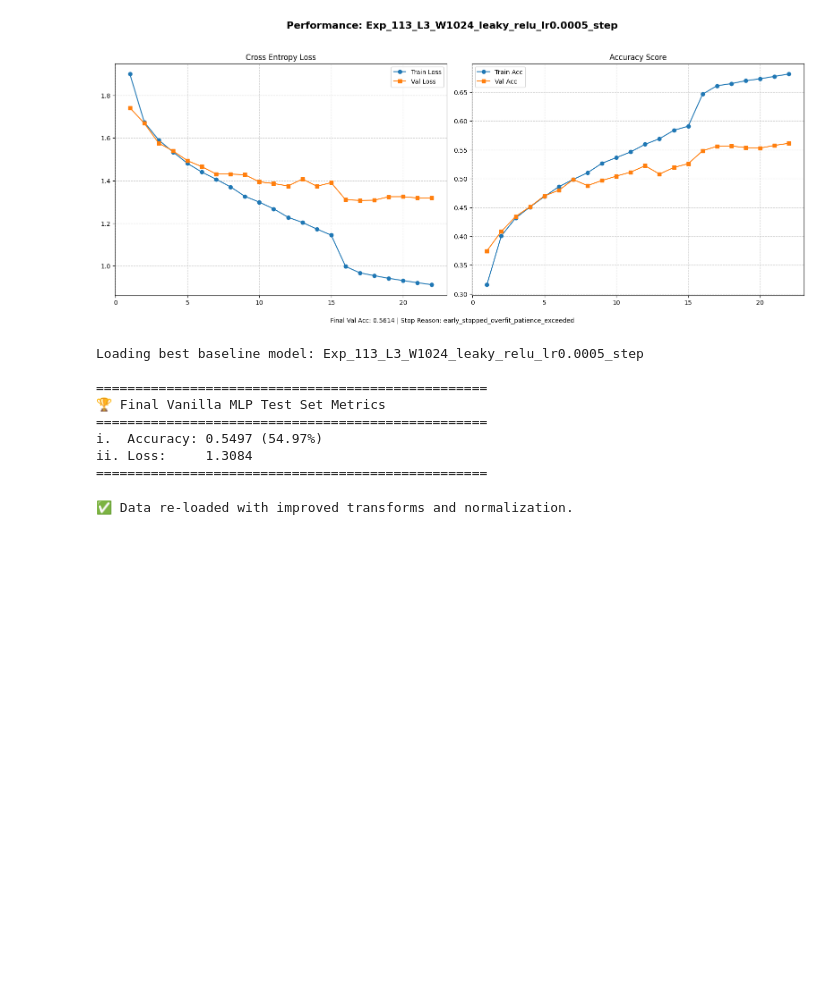
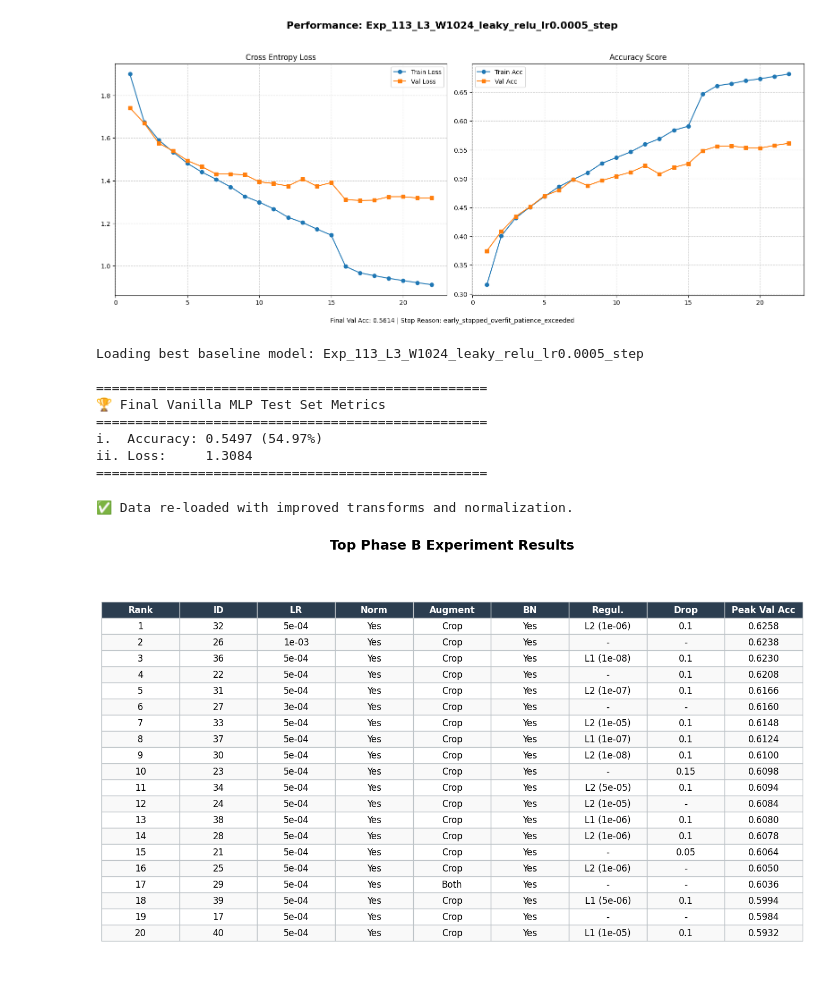
Before and after one commit to Rave-Cohen/DeepLearning_Ass_1, a Jupyter notebook: assignment_1_new_vers.ipynb, the cells around one changed output. Cells and saved outputs as stored; diff of their text form; code cells hidden in the pictures; blank space fills up the shorter version.

```diff
--- a/assignment_1_new_vers.ipynb
+++ b/assignment_1_new_vers.ipynb
@@ -599,0 +666,78 @@ print("✅ Data re-loaded with improved transforms and normalization.")
+# %%
+# %%
+import pickle
+import pandas as pd
+import matplotlib.pyplot as plt
+from pathlib import Path
+
+def analyze_phase_b_results_clean(top_n=20):
+    # Hardcoded path to the results file
+    file_path = Path("outputs/improved/phase_b_results.pkl")
+
+    if not file_path.exists():
+        print(f"❌ Could not find {file_path}")
+        return
+
+    with open(file_path, "rb") as f:
+        log = pickle.load(f)
+
+    summary_data = []
+    for name, data in log.items():
+        c = data['config']
+        h = data['history']
+        val_accs = h.get('val_acc', [])
+
+        # Consolidation Logic for Regularization
+        regul_val = "-"
+        if c.get('l2_wd', 0) > 0:
+            regul_val = f"L2 ({c['l2_wd']:.0e})"
+        elif c.get('l1_lambda', 0) > 0:
+            regul_val = f"L1 ({c['l1_lambda']:.0e})"
+
+        summary_data.append({
+            "ID": name.split('_')[1], # Extracts 'XX' from 'phase_B_XX...'
+            "LR": f"{c.get('custom_lr', 5e-4):.0e}",
+            "Norm": "Yes" if c['input_norm'] else "-",
+            "Augment": c['augmentation'].title() if c['augmentation'] != "none" else "-",
+            "BN": "Yes" if c['batchnorm'] else "-",
+            "Regul.": regul_val,
+            "Drop": str(c['dropout']) if c['dropout'] > 0 else "-",
+            "Peak Val Acc": max(val_accs) if val_accs else 0
+        })
+
+    # Sort and take top N
+    df = pd.DataFrame(summary_data).sort_values(by="Peak Val Acc", ascending=False).head(top_n).reset_index(drop=True)
+    df.insert(0, 'Rank', df.index + 1)
+    df['Peak Val Acc'] = df['Peak Val Acc'].map(lambda x: f"{x:.4f}")
+
+    # Plotting adjustments
+    fig_height = max(8, len(df) * 0.5)
+    fig, ax = plt.subplots(figsize=(14, fig_height))
+    ax.axis('off')
+
+    table = ax.table(cellText=df.values, colLabels=df.columns, cellLoc='center', loc='center')
+
+    # Table Styling
+    table.auto_set_font_size(False)
+    table.set_fontsize(12)
+    table.scale(1.2, 1.8)
+
+    for (row, col), cell in table.get_celld().items():
+        cell.set_edgecolor('#bdc3c7')
+        if row == 0:
+            cell.get_text().set_color('white')
+            cell.get_text().set_weight('bold')
+            cell.set_facecolor('#2c3e50')
+        elif row % 2 == 0:
+            cell.set_facecolor('#f9f9f9')
+
+    plt.title("Top Phase B Experiment Results", fontsize=18, fontweight='bold', pad=20)
+
+    # Hardcoded save path
+    plt.savefig("outputs/improved/phase_b_top_results.png", dpi=300, bbox_inches='tight')
+    plt.show()
+
+# Just call the function directly
+analyze_phase_b_results_clean(top_n=20)
+# %% [output]
+[figure, added]
```
Also changed, not shown: parts of 7 cells of this notebook.
